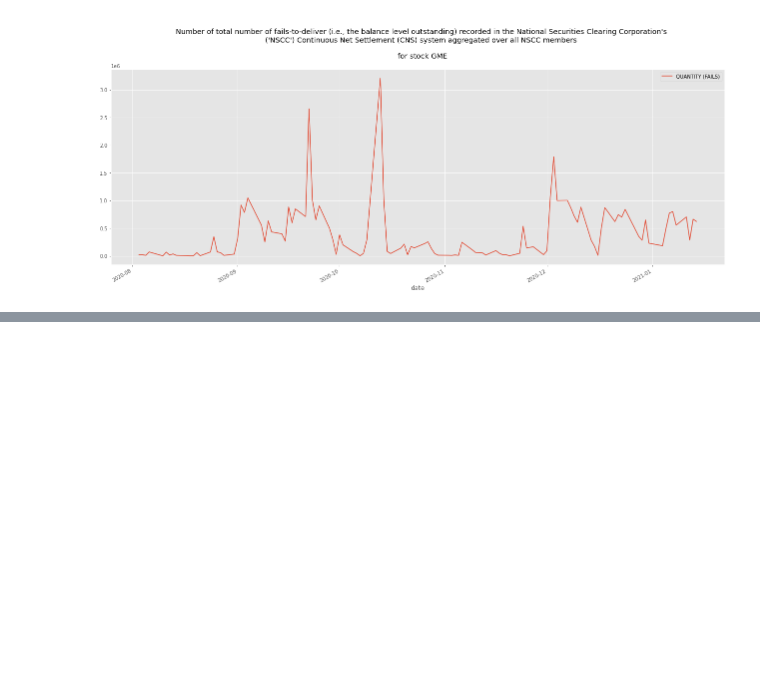
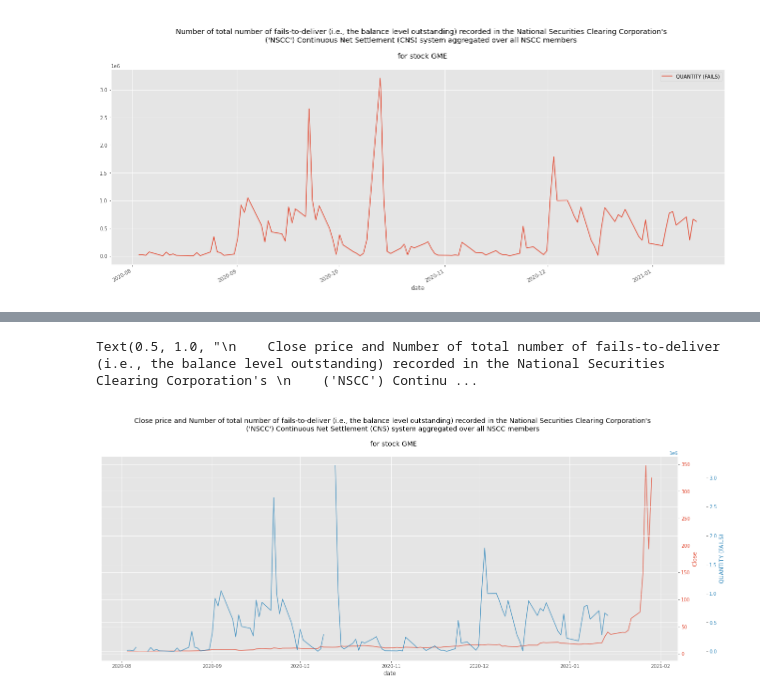
Before and after one commit to DBCerigo/CNS-fails-GME, a Jupyter notebook: CNS fails - GME - 2020-08 - 2021-01.ipynb, the cells around one changed output, grey strips where cells are left out. Saved outputs shown, nothing was run; the diff lists cells and outputs as text; code cells hidden in the pictures; blank space fills up the shorter version.

```diff
--- a/CNS fails - GME - 2020-08 - 2021-01.ipynb
+++ b/CNS fails - GME - 2020-08 - 2021-01.ipynb
@@ -91,0 +132,25 @@ Text(0.5, 1.0, "\n    Number of total number of fails-to-deliver (i.e., the bala
+# %%
+ax1 = plt.gca()
+
+ax1.set_xlabel("date")
+ax1.set_yticks([])
+
+for i, column in enumerate(["Close", "QUANTITY (FAILS)"]):
+    ax = ax1.twinx()
+    ax.set_ylabel(column, color=f"C{i}")
+    ax.tick_params(axis="y", labelcolor=f"C{i}")
+    if column == "action":
+        plotter = ax.scatter
+    else:
+        plotter = ax.plot
+    plotter(j_df.index, j_df[column], color=f"C{i}", alpha=0.8)
+    ax.yaxis.tick_right()
+    ax.spines["right"].set_position(("outward", 60 * i))
+plt.title("""
+    Close price and Number of total number of fails-to-deliver (i.e., the balance level outstanding) recorded in the National Securities Clearing Corporation's
+    ('NSCC') Continuous Net Settlement (CNS) system aggregated over all NSCC members \n
+    for stock GME
+""")
+# %% [output]
+Text(0.5, 1.0, "\n    Close price and Number of total number of fails-to-deliver (i.e., the balance level outstanding) recorded in the National Securities Clearing Corporation's \n    ('NSCC') Continu ...
+[figure, added]
```
Also changed, not shown: parts of 10 cells of this notebook.
